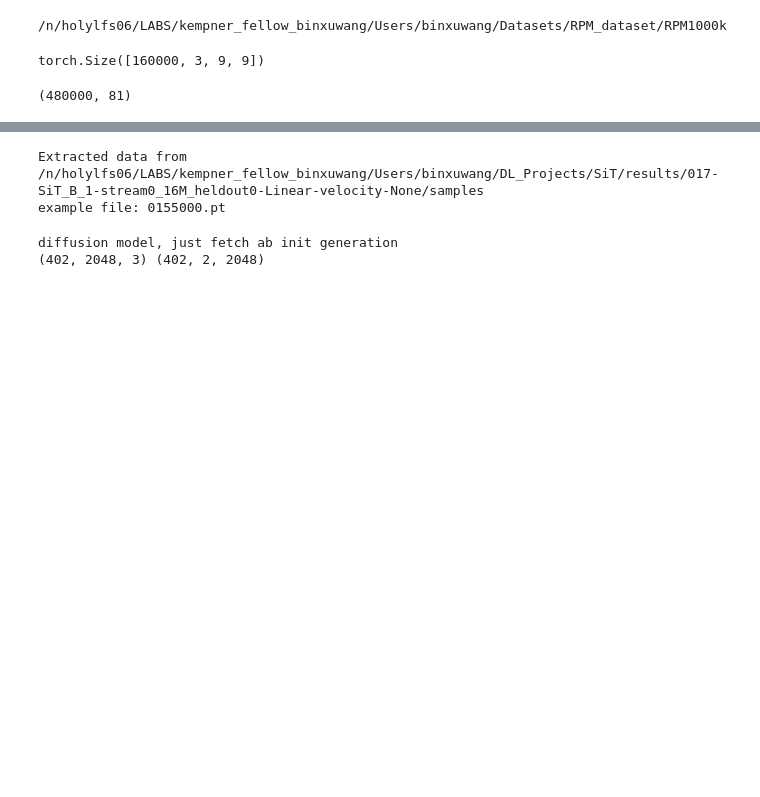
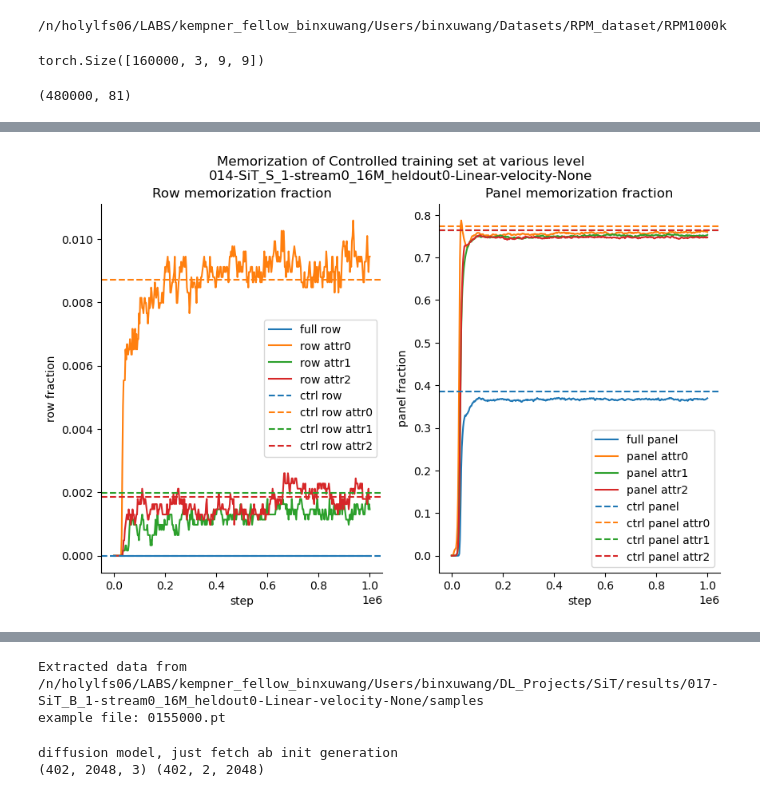
Before and after one commit to Animadversio/DiffusionReasoning, a Jupyter notebook: notebooks/gen_memorization_inspection.ipynb, the cells around one changed output, grey strips where cells are left out. Cells and saved outputs as stored; diff of their text form; code cells hidden in the pictures; blank space fills up the shorter version.

```diff
--- a/notebooks/gen_memorization_inspection.ipynb
+++ b/notebooks/gen_memorization_inspection.ipynb
@@ -343,0 +615,10 @@ def check_fraction_train_set(gen_sample_rows_list, train_X_row_set):
+# %%
+_, ctrl_X_row_set = extract_row_mat_set(ctrl_tsr_X)
+_, ctrl_X_panel_set = extract_panel_mat_set(ctrl_tsr_X)
+ctrl_X_row_set_attr_col = {}
+ctrl_X_panel_set_attr_col = {}
+for attr_id in range(3):
+    _, ctrl_X_row_set_attr = extract_attr_row_mat_set(ctrl_tsr_X, attr_id)
+    _, ctrl_X_panel_set_attr = extract_attr_panel_mat_set(ctrl_tsr_X, attr_id)
+    ctrl_X_row_set_attr_col[attr_id] = ctrl_X_row_set_attr
+    ctrl_X_panel_set_attr_col[attr_id] = ctrl_X_panel_set_attr
@@ -343,0 +646,42 @@ def check_fraction_train_set(gen_sample_rows_list, train_X_row_set):
+# %%
+mem_stats_ctrl_col = []
+for epoch in tqdm(sample_col.keys()):
+    stats_entry = {"epoch": epoch}
+    stats_add = eval_memorization_all_level_sample_tsr(sample_col[epoch], ctrl_X_row_set, ctrl_X_panel_set, ctrl_X_row_set_attr_col, ctrl_X_panel_set_attr_col)
+    stats_entry.update(stats_add)
+    mem_stats_ctrl_col.append(stats_entry)
+
+mem_stats_ctrl_df = pd.DataFrame(mem_stats_ctrl_col)
+# %%
+figh, axs = plt.subplots(1, 2, figsize=(10, 6))
+plt.sca(axs[0])
+sns.lineplot(data=mem_stats_ctrl_df, x="epoch", y="mem_rowfrac", label="full row")
+sns.lineplot(data=mem_stats_ctrl_df, x="epoch", y="mem_attr0_rowfrac", label="row attr0")
+sns.lineplot(data=mem_stats_ctrl_df, x="epoch", y="mem_attr1_rowfrac", label="row attr1")
+sns.lineplot(data=mem_stats_ctrl_df, x="epoch", y="mem_attr2_rowfrac", label="row attr2")
+plt.axhline(y=ctrl_mem_levels_df["mem_rowfrac"].mean(), linestyle='--', label="ctrl row", color='C0')
+plt.axhline(y=ctrl_mem_levels_df["mem_attr0_rowfrac"].mean(), linestyle='--', label="ctrl row attr0", color='C1')
+plt.axhline(y=ctrl_mem_levels_df["mem_attr1_rowfrac"].mean(), linestyle='--', label="ctrl row attr1", color='C2')
+plt.axhline(y=ctrl_mem_levels_df["mem_attr2_rowfrac"].mean(), linestyle='--', label="ctrl row attr2", color='C3')
+plt.title("Row memorization fraction")
+plt.ylabel("row fraction")
+plt.xlabel("step")
+plt.legend()
+plt.sca(axs[1])
+sns.lineplot(data=mem_stats_ctrl_df, x="epoch", y="mem_panfrac", label="full panel")
+sns.lineplot(data=mem_stats_ctrl_df, x="epoch", y="mem_attr0_panfrac", label="panel attr0")
+sns.lineplot(data=mem_stats_ctrl_df, x="epoch", y="mem_attr1_panfrac", label="panel attr1")
+sns.lineplot(data=mem_stats_ctrl_df, x="epoch", y="mem_attr2_panfrac", label="panel attr2")
+plt.axhline(y=ctrl_mem_levels_df["mem_panfrac"].mean(), linestyle='--', label="ctrl panel", color='C0')
+plt.axhline(y=ctrl_mem_levels_df["mem_attr0_panfrac"].mean(), linestyle='--', label="ctrl panel attr0", color='C1')
+plt.axhline(y=ctrl_mem_levels_df["mem_attr1_panfrac"].mean(), linestyle='--', label="ctrl panel attr1", color='C2')
+plt.axhline(y=ctrl_mem_levels_df["mem_attr2_panfrac"].mean(), linestyle='--', label="ctrl panel attr2", color='C3')
+plt.title("Panel memorization fraction")
+plt.ylabel("panel fraction")
+plt.xlabel("step")
+plt.legend()
+plt.suptitle(f"Memorization of Controlled training set at various level\n{expname}")
+saveallforms(figexpdir, "memorization_levels_dynamics_ctrltrain_ref", figh)
+plt.show()
+# %% [output]
+[figure, added]
```
Also changed, not shown: parts of 86 cells of this notebook.
